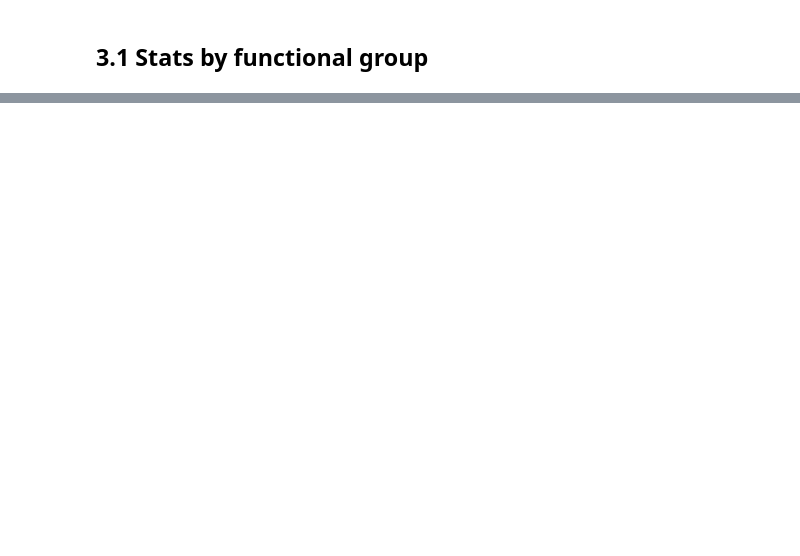
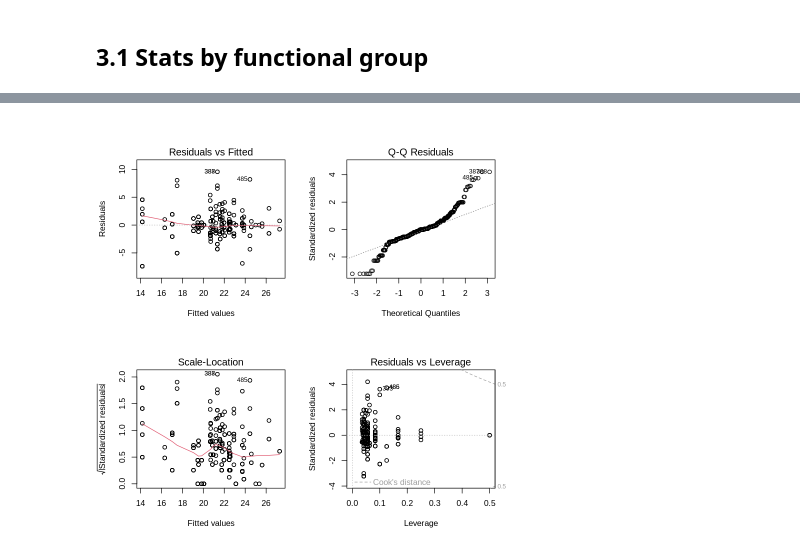
Before and after one commit to maurope/lmf, a Jupyter notebook: notebooks/2026/2026_07_15_R_lmf_stats_report_1.ipynb, the cells around one changed output, grey strips where cells are left out. Saved outputs shown, nothing was run; the diff lists cells and outputs as text; code cells hidden in the pictures; blank space fills up the shorter version.

```diff
--- a/notebooks/2026/2026_07_15_R_lmf_stats_report_1.ipynb
+++ b/notebooks/2026/2026_07_15_R_lmf_stats_report_1.ipynb
@@ -82,0 +269,5 @@ A tibble: 3 × 11
+# %%
+par(mfrow = c(2,2))
+plot(modelo)
+# %% [output]
+[figure, added]
```
Also changed, not shown: parts of 25 cells of this notebook, 7 other files.
